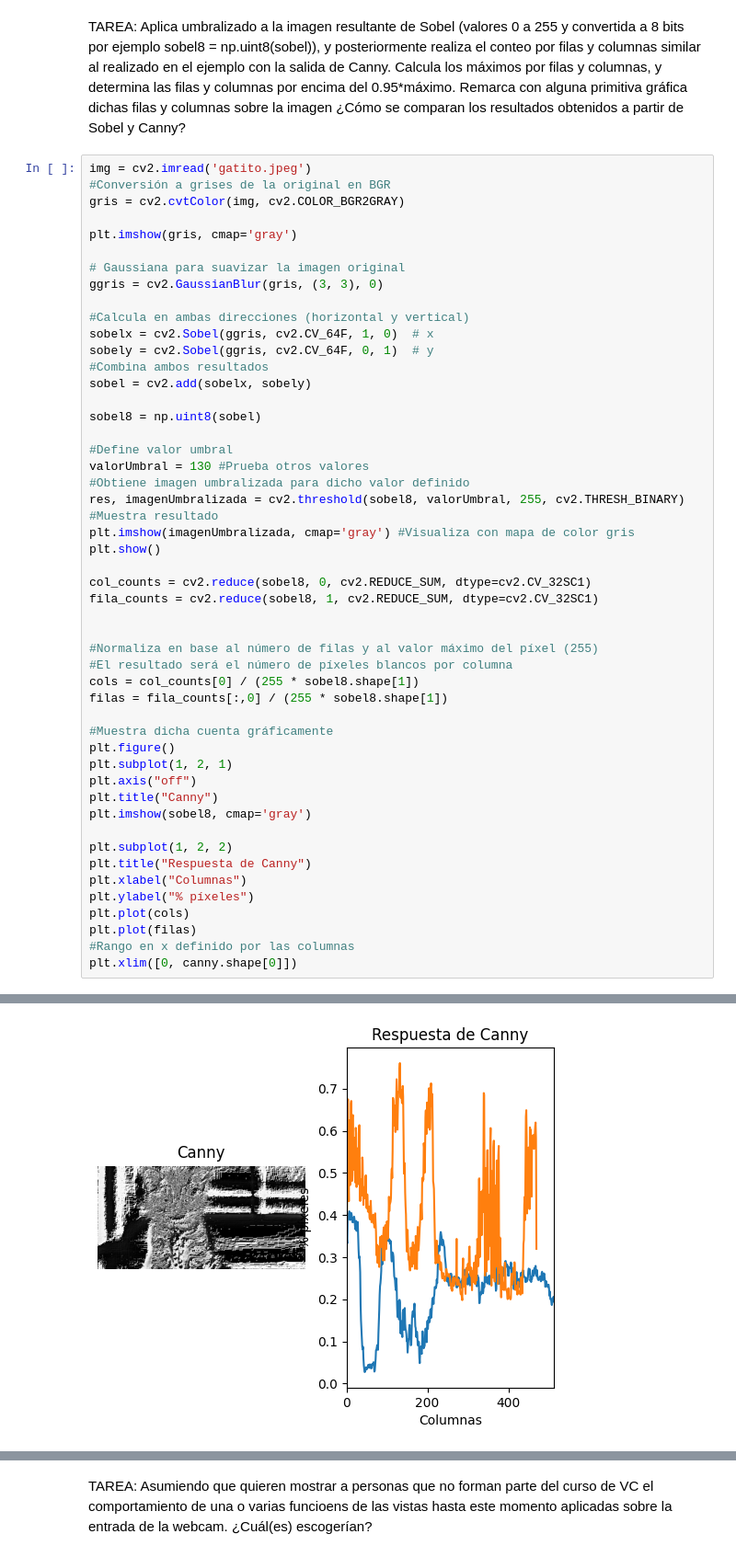
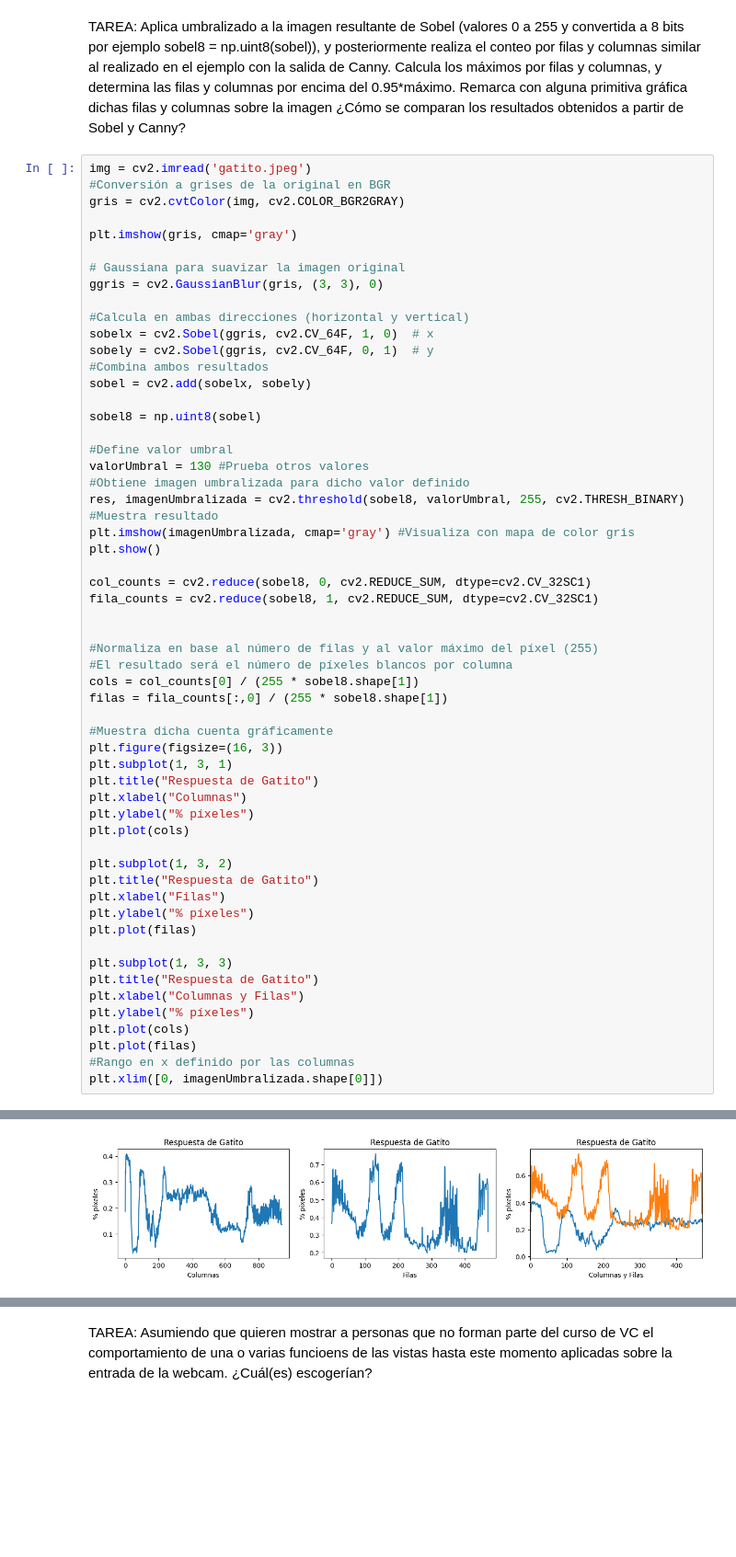
Before and after one commit to pablosanttanaa/VC, a Jupyter notebook: Práctica 2/P2/VC_P2.ipynb, the cells around one changed output, grey strips where cells are left out. Shown at 92% size. Drawn from its saved outputs; the diff is of its cells as text; blank space fills up the shorter version.

```diff
--- a/Práctica 2/P2/VC_P2.ipynb
+++ b/Práctica 2/P2/VC_P2.ipynb
@@ -291,19 +126,26 @@ cols = col_counts[0] / (255 * sobel8.shape[1])
 filas = fila_counts[:,0] / (255 * sobel8.shape[1])
 
 #Muestra dicha cuenta gráficamente
-plt.figure()
-plt.subplot(1, 2, 1)
-plt.axis("off")
-plt.title("Canny")
-plt.imshow(sobel8, cmap='gray')
+plt.figure(figsize=(16, 3))
+plt.subplot(1, 3, 1)
+plt.title("Respuesta de Gatito")
+plt.xlabel("Columnas")
+plt.ylabel("% píxeles")
+plt.plot(cols)
 
-plt.subplot(1, 2, 2)
-plt.title("Respuesta de Canny")
-plt.xlabel("Columnas")
+plt.subplot(1, 3, 2)
+plt.title("Respuesta de Gatito")
+plt.xlabel("Filas")
+plt.ylabel("% píxeles")
+plt.plot(filas)
+
+plt.subplot(1, 3, 3)
+plt.title("Respuesta de Gatito")
+plt.xlabel("Columnas y Filas")
 plt.ylabel("% píxeles")
 plt.plot(cols)
 plt.plot(filas)
 #Rango en x definido por las columnas
-plt.xlim([0, canny.shape[0]])
+plt.xlim([0, imagenUmbralizada.shape[0]])
 # %% [output]
 [figure]
@@ -311 +153 @@ plt.xlim([0, canny.shape[0]])
-[figure, old version]
+[figure, new version]
```
Also changed, not shown: parts of 24 cells of this notebook.
